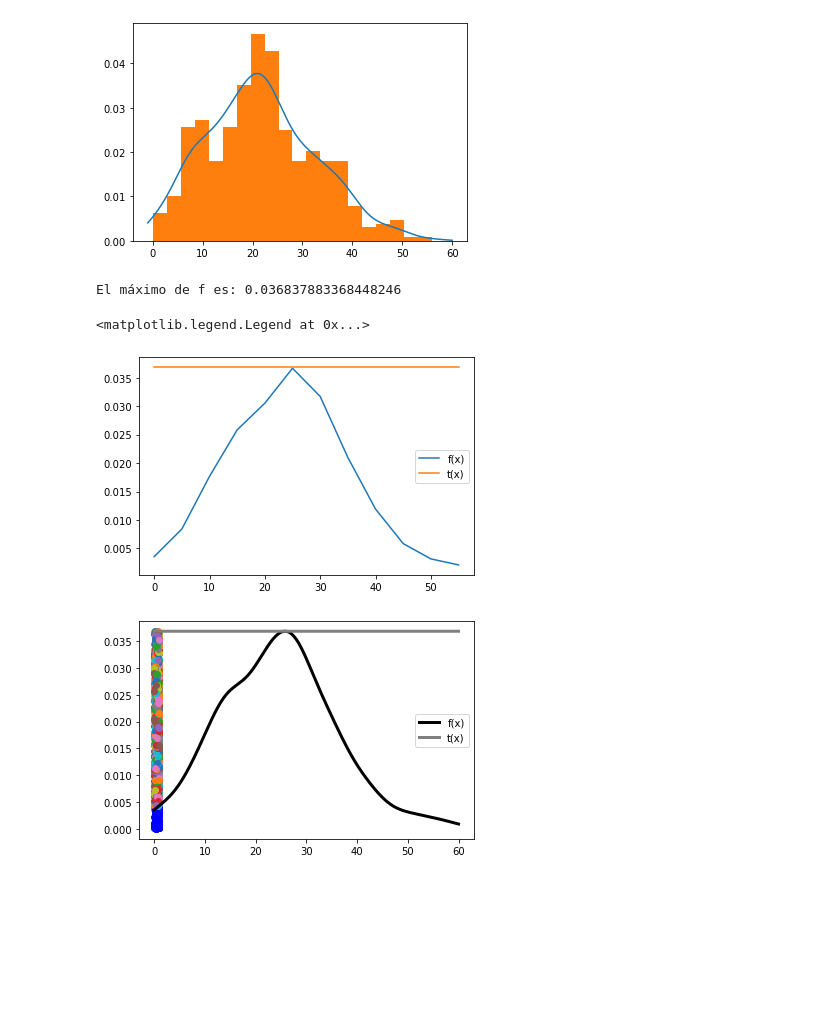
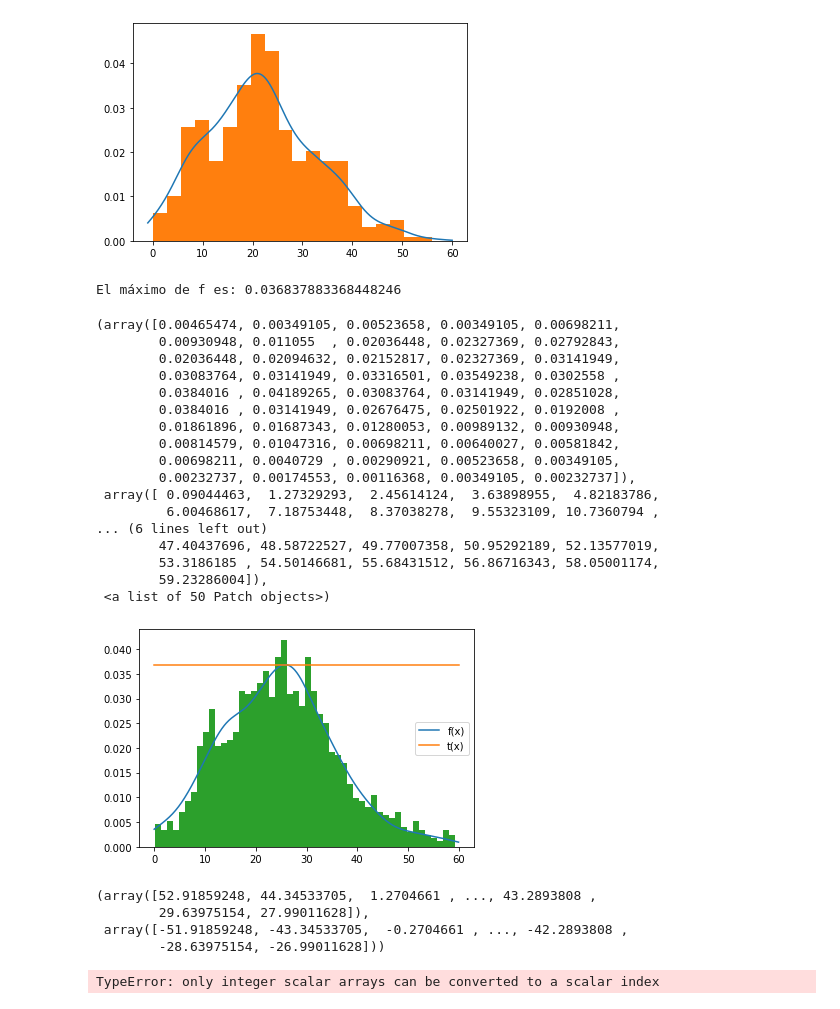
Before and after one commit to Kike14/ProyectoConjunto_EJRodriguez_DOrozco_JPJimenez, a Jupyter notebook: ProyectoModulo1_OrozcoE_MendozaJ__GomezD.ipynb, the cells around one changed output. Cells and saved outputs as stored; diff of their text form; code cells hidden in the pictures; blank space fills up the shorter version.

```diff
--- a/ProyectoModulo1_OrozcoE_MendozaJ__GomezD.ipynb
+++ b/ProyectoModulo1_OrozcoE_MendozaJ__GomezD.ipynb
@@ -301,33 +358,57 @@ plt.hist(ad.values, bins=20, density=True)
  <a list of 20 Patch objects>)
 [figure]
 # %%
+N = 200000
+x = np.arange(0,60,0.1)
+R2 = np.random.uniform(0, 60, N)
+R1 = np.random.uniform(0, 60, N)
+
 max_f = f1(optimize.fmin(lambda x:-f1(x), 0, disp=False))
 
 t = lambda x: max_f * np.ones(len(x))
 
-x = np.arange(0, 60, 5)
 print('El máximo de f es:',max_f)
 
 plt.plot(x,f1(x),label='f(x)')
 plt.plot(x,t(x),label='t(x)')
 plt.legend()
+
+#Acep_rechazo(R2,R1,f1,t, x)
+VA1 = Acep_rechazo3(R2, R1, f1, t)
+plt.hist(VA1, bins=50, density=True)
 # %% [output]
 El máximo de f es: 0.036837883368448246
-<matplotlib.legend.Legend at 0x...>
+(array([0.00465474, 0.00349105, 0.00523658, 0.00349105, 0.00698211,
+        0.00930948, 0.011055  , 0.02036448, 0.02327369, 0.02792843,
+        0.02036448, 0.02094632, 0.02152817, 0.02327369, 0.03141949,
+        0.03083764, 0.03141949, 0.03316501, 0.03549238, 0.0302558 ,
+        0.0384016 , 0.04189265, 0.03083764, 0.03141949, 0.02851028,
+        0.0384016 , 0.03141949, 0.02676475, 0.02501922, 0.0192008 ,
+        0.01861896, 0.01687343, 0.01280053, 0.00989132, 0.00930948,
+        0.00814579, 0.01047316, 0.00698211, 0.00640027, 0.00581842,
+        0.00698211, 0.0040729 , 0.00290921, 0.00523658, 0.00349105,
+        0.00232737, 0.00174553, 0.00116368, 0.00349105, 0.00232737]),
+ array([ 0.09044463,  1.27329293,  2.45614124,  3.63898955,  4.82183786,
+         6.00468617,  7.18753448,  8.37038278,  9.55323109, 10.7360794 ,
+... (6 lines left out)
+        47.40437696, 48.58722527, 49.77007358, 50.95292189, 52.13577019,
+        53.3186185 , 54.50146681, 55.68431512, 56.86716343, 58.05001174,
+        59.23286004]),
+ <a list of 50 Patch objects>)
-[figure, old version]
+[figure, new version]
-# %%
-N = 2000
-x = np.arange(0,60,0.01)
-R2 = np.random.rand(N)
-R1 = np.random.rand(N)
-
-R2_C = 1-R2
-R1_C = 1-R1
-
-# R2_CC=np.concatenate(R2,R2_C)
-# R1_CC=np.concatenate(R1, R2_C)
-Acep_rechazo3(R2, R1, f1, t)
-Acep_rechazo(R2,R1,f1,t, x)
-# %% [output]
-[figure, removed]
+# %%
+R1, R1_C
+# %% [output]
+(array([52.91859248, 44.34533705,  1.2704661 , ..., 43.2893808 ,
+        29.63975154, 27.99011628]),
+ array([-51.91859248, -43.34533705,  -0.2704661 , ..., -42.2893808 ,
+        -28.63975154, -26.99011628]))
+# %%
+R2_C = 1-R2
+R1_C = 1-R1
+
+
+np.concatenate(R1, R1_C)
+# %% [output]
+TypeError: only integer scalar arrays can be converted to a scalar index
 # %%
```
Also changed, not shown: parts of 24 cells of this notebook, 2 other files.
